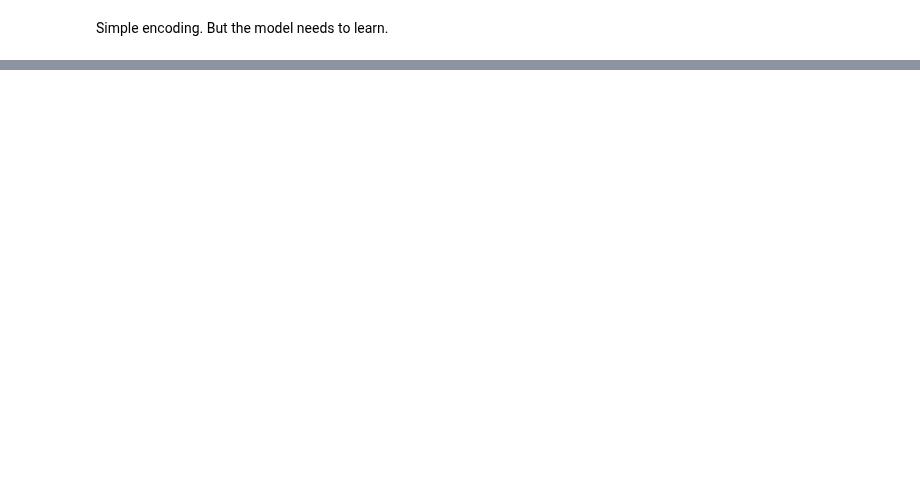
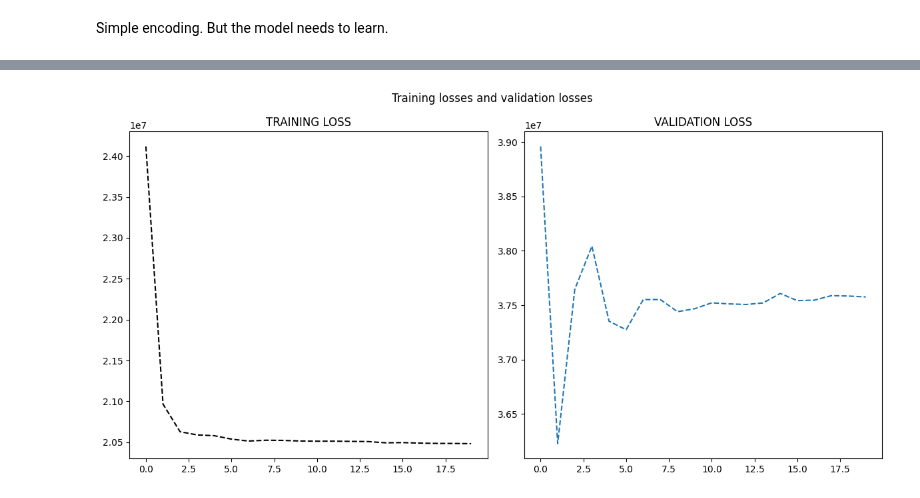
Before and after one commit to ronitd2002/QROSS-GCN-project, a Jupyter notebook: trial-notebooks/QROSS_Advanced_GCN_Training.ipynb, the cells around one changed output, grey strips where cells are left out. Drawn from its saved outputs; the diff is of its cells as text; code cells hidden in the pictures; blank space fills up the shorter version.

```diff
--- a/trial-notebooks/QROSS_Advanced_GCN_Training.ipynb
+++ b/trial-notebooks/QROSS_Advanced_GCN_Training.ipynb
@@ -363,0 +530,3 @@ Simple encoding. But the model needs to learn.
+# %%
+train_graphs, train_A, test_graphs, test_A = split_data(graphs,min_relaxations)
+list(test_graphs.keys()) == list(test_A.keys()) # just checking
@@ -363,0 +583,14 @@ Simple encoding. But the model needs to learn.
+# %%
+input_dim = 2 # 2 coordinates
+hidden_dim = 16 # 16 hidden neurons (can be tested for other values)
+output_dim = 1 # relaxation parameter for each graph input
+model = GraphFeatureExtractor(input_dim, hidden_dim, output_dim) # our beautifu
+lossfunc = nn.MSELoss() # standard mse loss
+optimizer = optim.Adam(model.parameters(), lr=0.01) # adam optimizer for optimi
+
+
+
+######################## CHECK MODEL CONSISTENCY WITH THE DEVICE -> SINCE WE AR
+device = torch.device("cuda:0" if torch.cuda.is_available() else "cpu")
+model = model.to(device)
+model, device
@@ -363,0 +604,18 @@ Simple encoding. But the model needs to learn.
+# %%
+train_loader = [data.to(device) for data in train_loader]
+test_loader = [data.to(device) for data in test_loader]
+# %%
+train_losses =[]
+val_losses =[]
+epochs = 200
+
+for epoch in range(epochs):
+
+  train_loss = train_model(model, train_loader, optimizer, lossfunc)
+  train_losses.append(train_loss)
+
+  batch_size = 8
+  val_loss, validation_vector = validate_model(model, test_loader, lossfunc, batch_size)
+  val_losses.append(val_loss)
+
+  print(f"Epoch {epoch+1}/{epochs}, Train Loss: {train_loss:.4f}, Validation Loss: {val_loss:.4f}")
@@ -363,0 +640,10 @@ Simple encoding. But the model needs to learn.
+# %%
+fig, axs = plt.subplots(1, 2, figsize=(12,6))
+fig.suptitle('Training losses and validation losses')
+axs[0].set_title("TRAINING LOSS")
+axs[0].plot(train_losses[:20], c = "k", ls="--")
+axs[1].set_title("VALIDATION LOSS")
+axs[1].plot(val_losses[:20], ls="--")
+fig.tight_layout()
+# %% [output]
+[figure, added]
```
Also changed, not shown: parts of 41 cells of this notebook.
